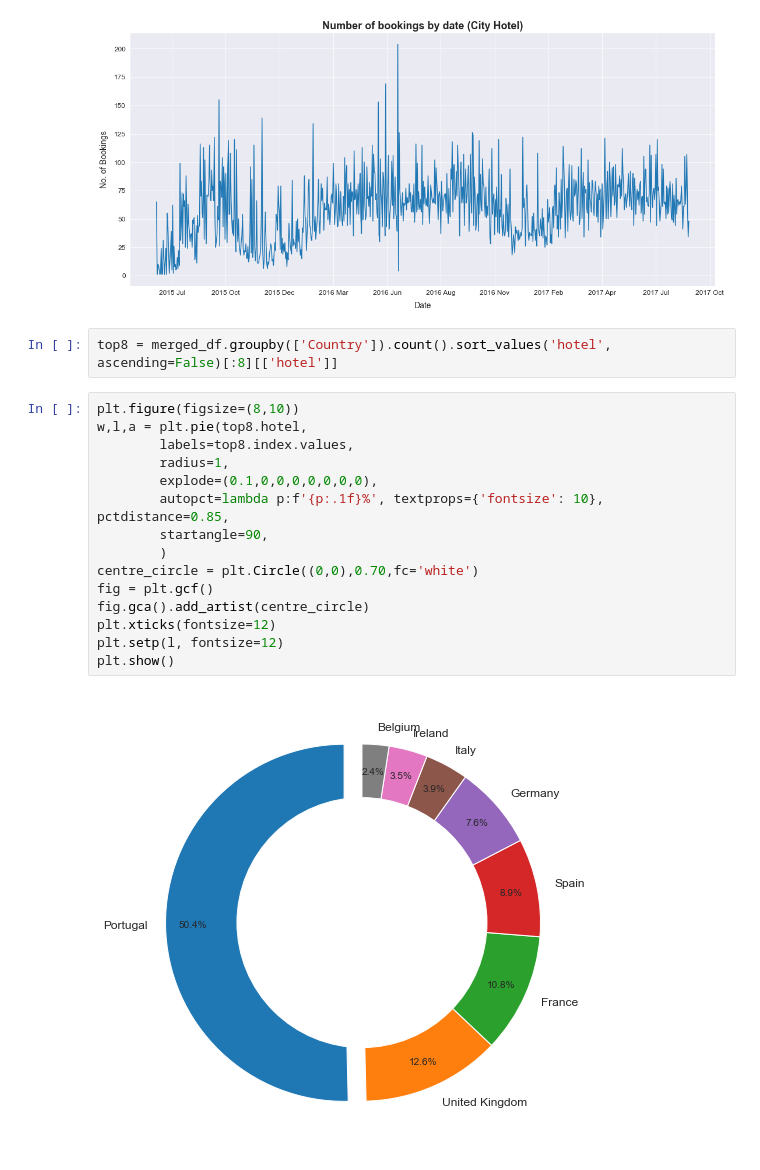
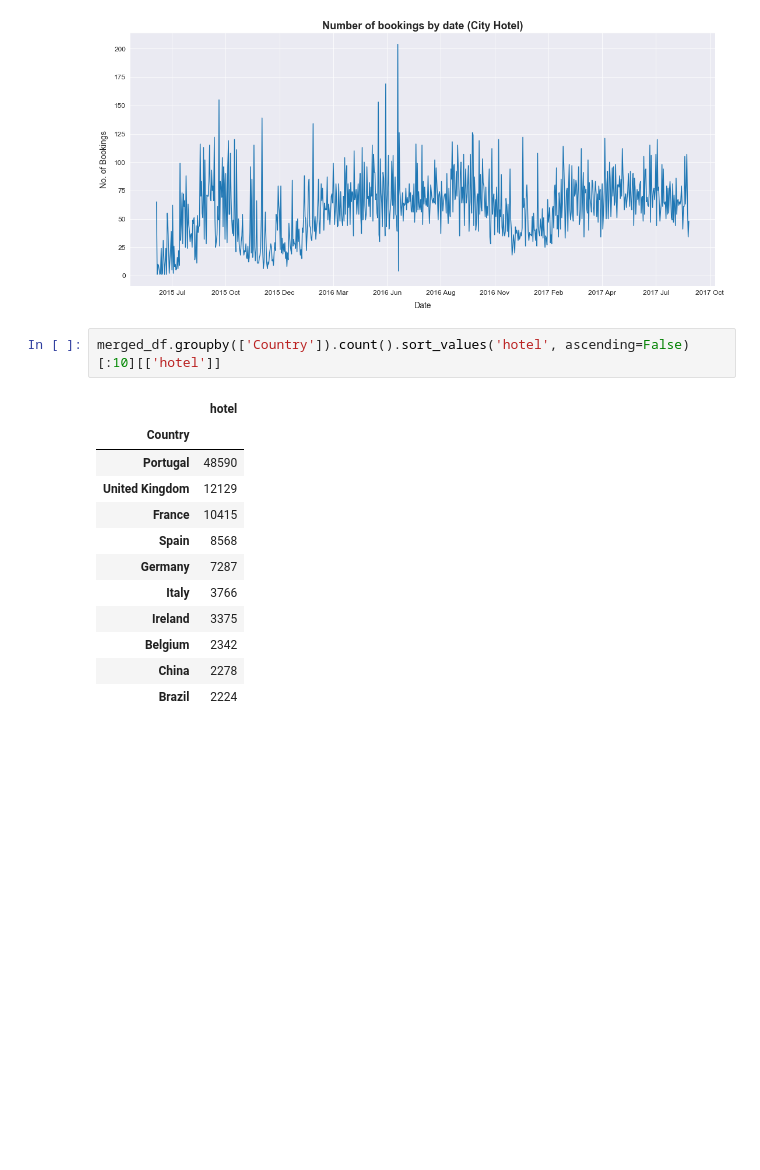
Before and after one commit to BrianLoe/ETL-and-DataViz, a Jupyter notebook: Hotel_demand/Hotel_bookings_EDA.ipynb, the cells around one changed output. Drawn from its saved outputs; the diff is of its cells as text; blank space fills up the shorter version.

Commit message:
Updated hotel bookings notebook

```diff
--- a/Hotel_demand/Hotel_bookings_EDA.ipynb
+++ b/Hotel_demand/Hotel_bookings_EDA.ipynb
@@ -307,21 +331,17 @@ plt.show()
 # %% [output]
 [figure]
 # %%
-top8 = merged_df.groupby(['Country']).count().sort_values('hotel', ascending=False)[:8][['hotel']]
+merged_df.groupby(['Country']).count().sort_values('hotel', ascending=False)[:10][['hotel']]
+# %% [output]
+|  | hotel |
+| Country |  |
+| Portugal | 48590 |
+| United Kingdom | 12129 |
+| France | 10415 |
+| Spain | 8568 |
+| Germany | 7287 |
+| Italy | 3766 |
+| Ireland | 3375 |
+| Belgium | 2342 |
+| China | 2278 |
+| Brazil | 2224 |
-# %%
-plt.figure(figsize=(8,10))
-w,l,a = plt.pie(top8.hotel,
-        labels=top8.index.values,
-        radius=1,
-        explode=(0.1,0,0,0,0,0,0,0),
-        autopct=lambda p:f'{p:.1f}%', textprops={'fontsize': 10}, pctdistance=0.85,
-        startangle=90,
-        )
-centre_circle = plt.Circle((0,0),0.70,fc='white')
-fig = plt.gcf()
-fig.gca().add_artist(centre_circle)
-plt.xticks(fontsize=12)
-plt.setp(l, fontsize=12)
-plt.show()
-# %% [output]
-[figure, removed]
```
Also changed, not shown: parts of 15 cells of this notebook.
